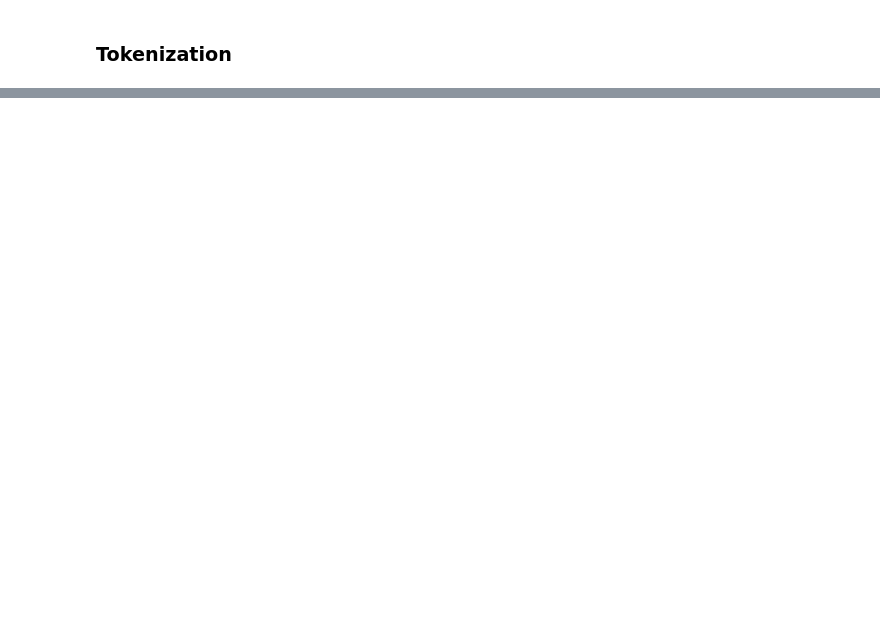
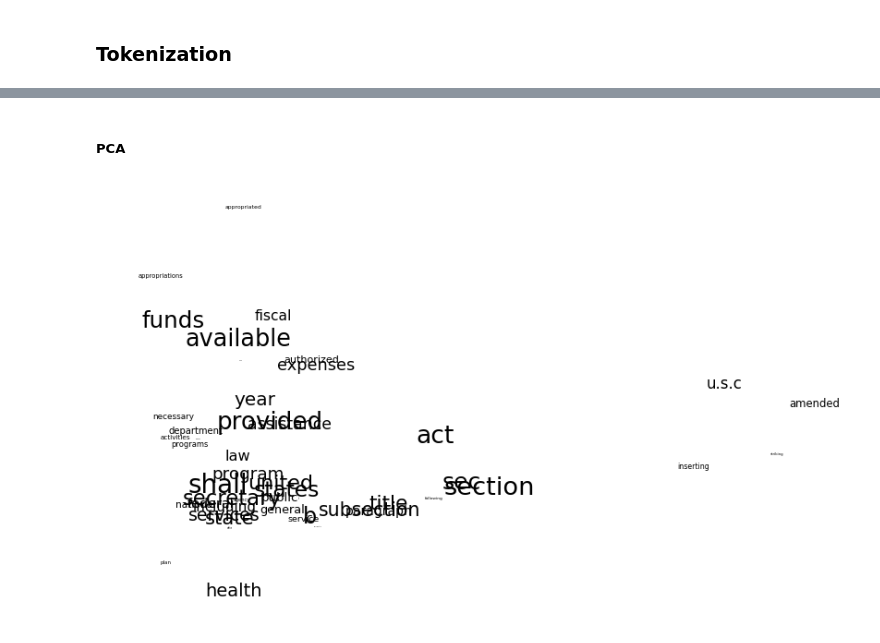
Before and after one commit to chanteriam/soci40133-homeworks, a Jupyter notebook: week 4/milnerca_hw4.ipynb, the cells around one changed output, grey strips where cells are left out. Saved outputs shown, nothing was run; the diff lists cells and outputs as text; code cells hidden in the pictures; blank space fills up the shorter version.

```diff
--- a/week 4/milnerca_hw4.ipynb
+++ b/week 4/milnerca_hw4.ipynb
@@ -468,0 +809,14 @@ targetWords = congress_w2v.wv.index_to_key[indices]
+# %% [markdown]
+##### PCA
+# %%
+fig = plt.figure(figsize = (10,6))
+ax = fig.add_subplot(111)
+ax.set_frame_on(False)
+plt.scatter(reduced_PCA_data[:, 0], reduced_PCA_data[:, 1], alpha = 0) #Making the points invisible
+for i, word in enumerate(target_words):
+    ax.annotate(word, (reduced_PCA_data[:, 0][i],reduced_PCA_data[:, 1][i]), size =  20 * (num_words - i) / num_words)
+plt.xticks(())
+plt.yticks(())
+plt.show()
+# %% [output]
+[figure, added]
```
Also changed, not shown: parts of 144 cells of this notebook, 3 other files.
